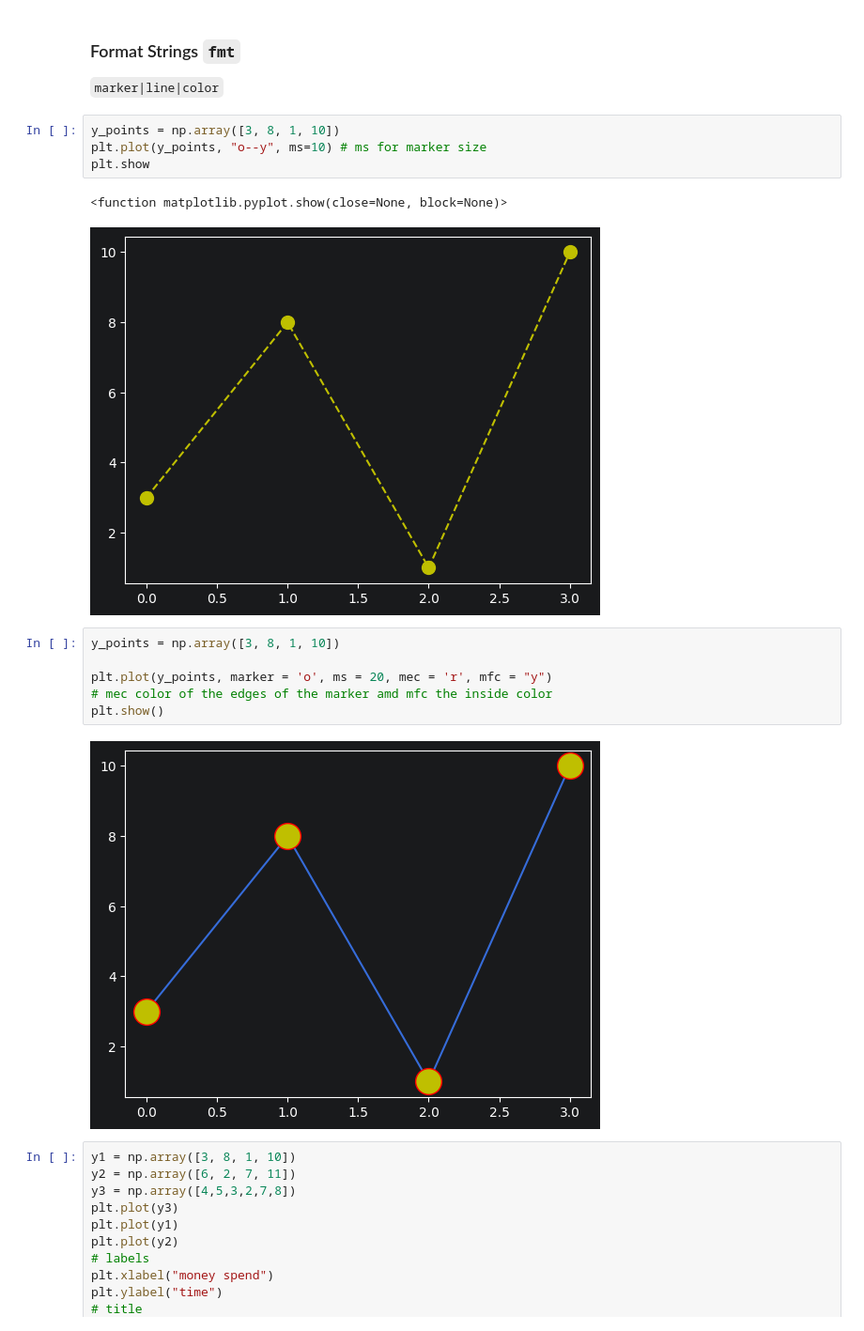
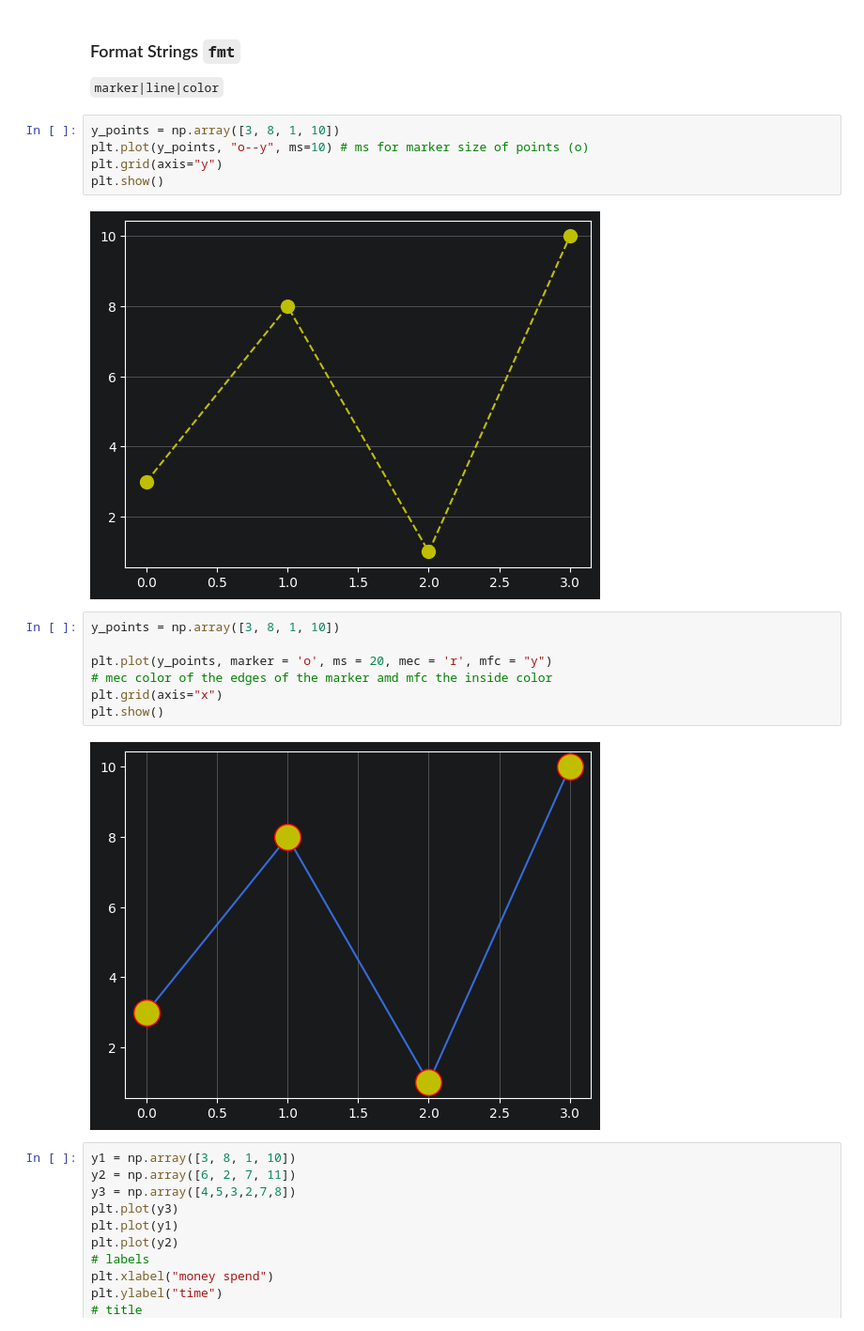
Before and after one commit to azizi23507/GitProject1, a Jupyter notebook: matplotlib.ipynb, the cells around one changed output. Shown at 94% size. Cells and saved outputs as stored; diff of their text form.

```diff
--- a/matplotlib.ipynb
+++ b/matplotlib.ipynb
@@ -53,19 +62,20 @@ plt.show()
 `marker|line|color`
 # %%
 y_points = np.array([3, 8, 1, 10])
-plt.plot(y_points, "o--y", ms=10) # ms for marker size
-plt.show
+plt.plot(y_points, "o--y", ms=10) # ms for marker size of points (o)
+plt.grid(axis="y")
+plt.show()
 # %% [output]
-<function matplotlib.pyplot.show(close=None, block=None)>
-[figure, old version]
+[figure, new version]
 # %%
 y_points = np.array([3, 8, 1, 10])
 
 plt.plot(y_points, marker = 'o', ms = 20, mec = 'r', mfc = "y")
 # mec color of the edges of the marker amd mfc the inside color
+plt.grid(axis="x")
 plt.show()
 # %% [output]
-[figure, old version]
+[figure, new version]
 # %%
 y1 = np.array([3, 8, 1, 10])
 y2 = np.array([6, 2, 7, 11])
```
Also changed, not shown: parts of 33 cells of this notebook, 2 other files.
